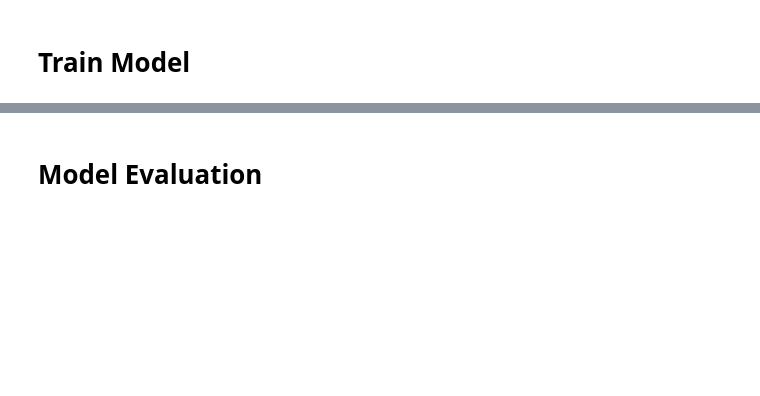
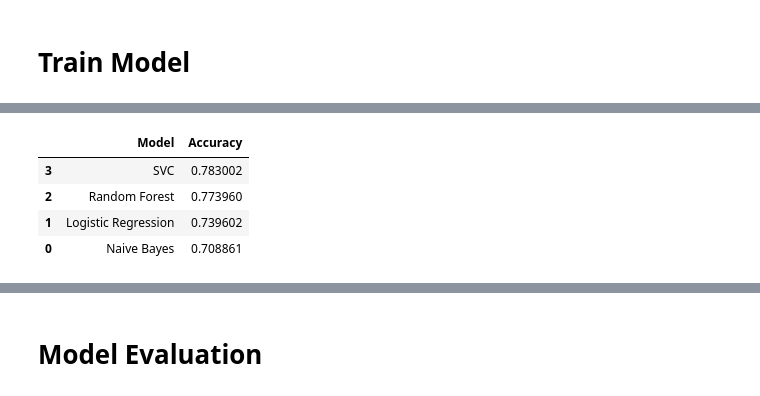
Before and after one commit to Dini15/sentiment_analysist, a Jupyter notebook: sentiment.ipynb, the cells around one changed output, grey strips where cells are left out. Saved outputs shown, nothing was run; the diff lists cells and outputs as text; code cells hidden in the pictures; blank space fills up the shorter version.

```diff
--- a/sentiment.ipynb
+++ b/sentiment.ipynb
@@ -183,0 +226,9 @@ TypeError: 'builtin_function_or_method' object is not iterable
+# %%
+results_df = pd.DataFrame(list(results.items()), columns=["Model", "Accuracy"])
+results_df.sort_values("Accuracy", ascending=False)
+# %% [output]
+|  | Model | Accuracy |
+| 3 | SVC | 0.783002 |
+| 2 | Random Forest | 0.773960 |
+| 1 | Logistic Regression | 0.739602 |
+| 0 | Naive Bayes | 0.708861 |
```
Also changed, not shown: parts of 18 cells of this notebook, 3 other files.
